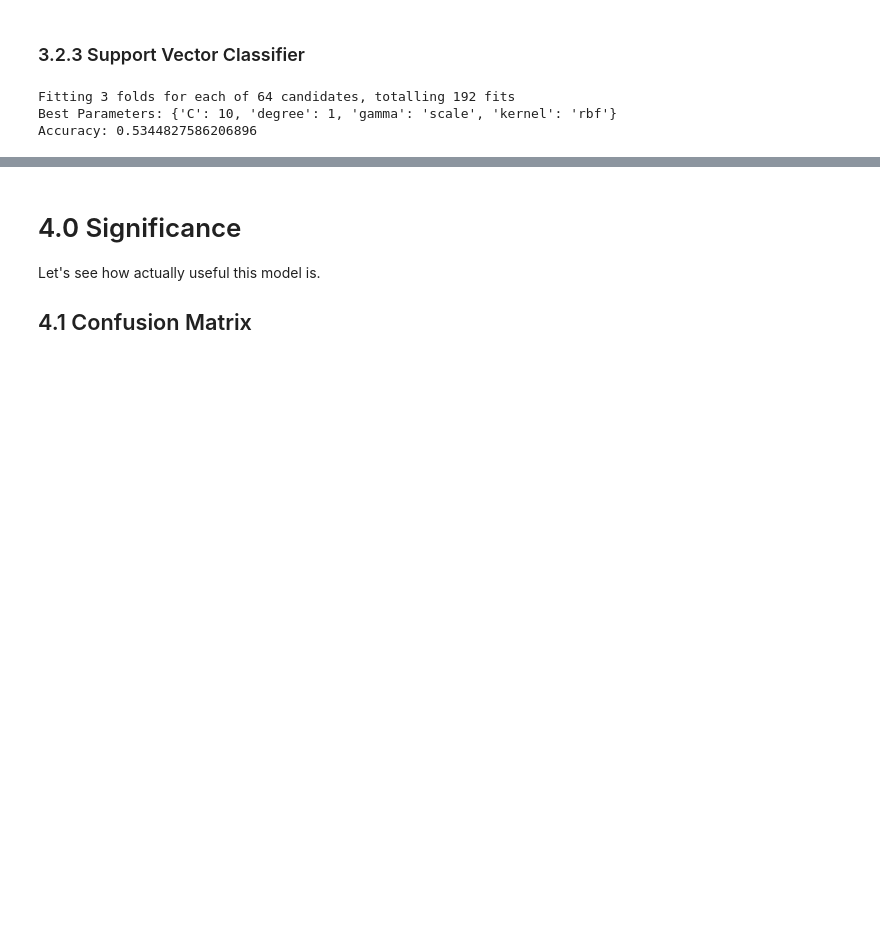
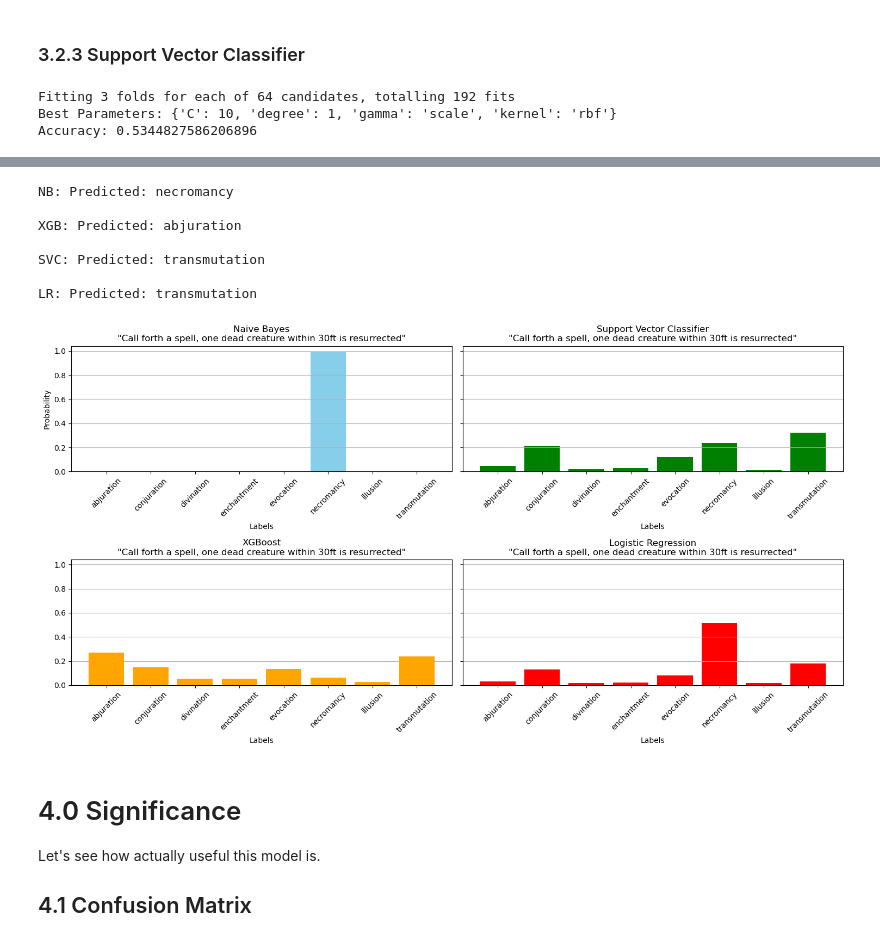
Before and after one commit to RoryThomas16/DND-Data-Scraper, a Jupyter notebook: DND Web Scraper.ipynb, the cells around one changed output, grey strips where cells are left out. Drawn from its saved outputs; the diff is of its cells as text; code cells hidden in the pictures; blank space fills up the shorter version.

```diff
--- a/DND Web Scraper.ipynb
+++ b/DND Web Scraper.ipynb
@@ -420,3 +480,15 @@ SVC: Predicted: transmutation
+# %%
+fake_spell = "Call forth a spell, one dead creature within 30ft is resurrected"
+probability_plots(fake_spell)
+# %% [output]
+NB: Predicted: necromancy
+
+XGB: Predicted: abjuration
+
+SVC: Predicted: transmutation
+
+LR: Predicted: transmutation
+[figure, added]
 # %% [markdown]
 # 4.0 Significance
 Let's see how actually useful this model is.
```
Also changed, not shown: parts of 16 cells of this notebook.
